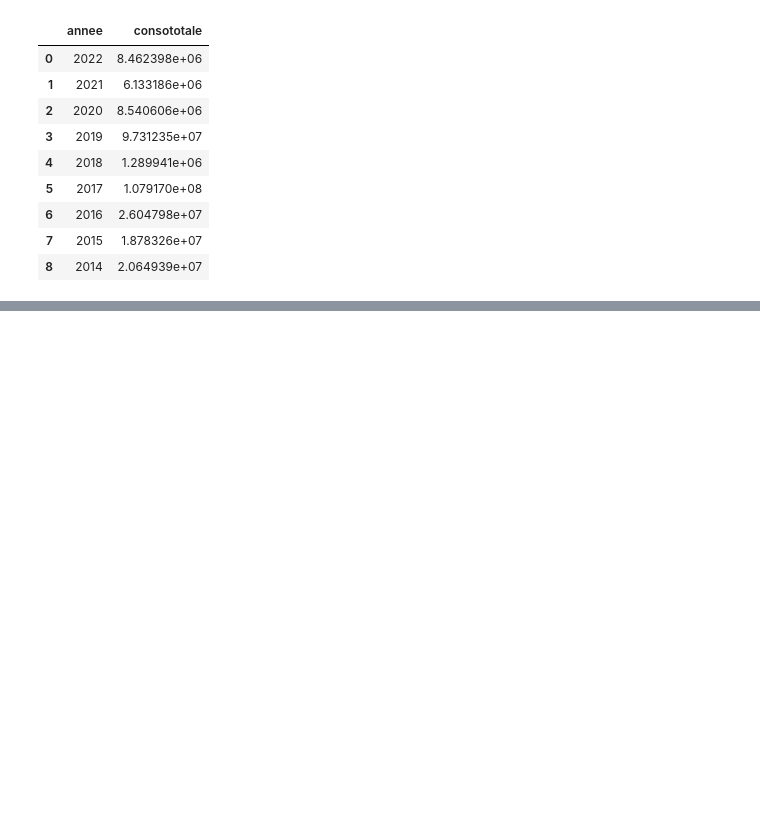
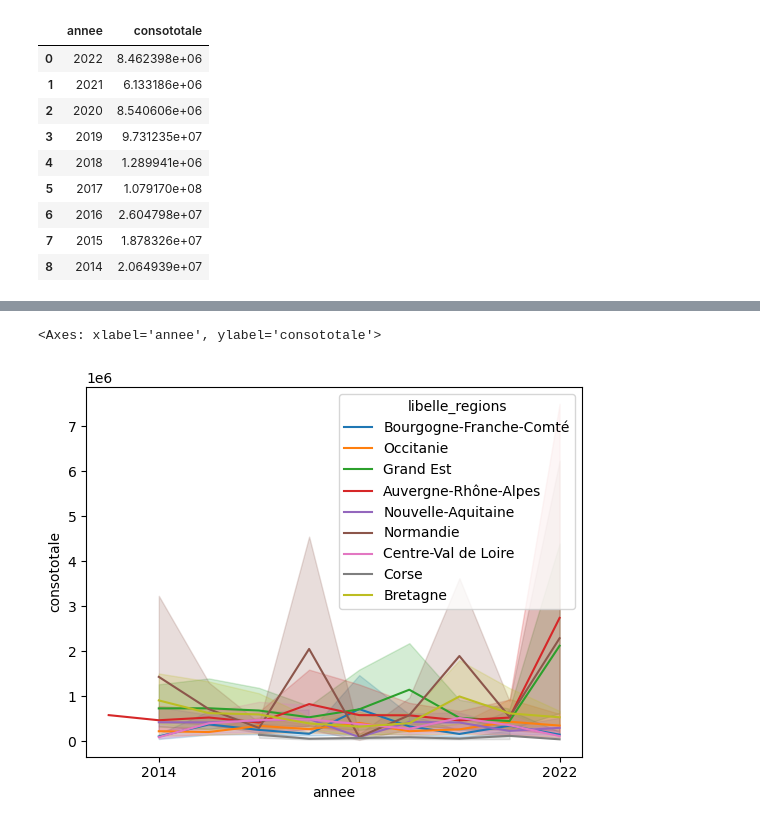
Before and after one commit to pmgzo/my_notebooks, a Jupyter notebook: EPCI.ipynb, the cells around one changed output, grey strips where cells are left out. Drawn from its saved outputs; the diff is of its cells as text; code cells hidden in the pictures; blank space fills up the shorter version.

```diff
--- a/EPCI.ipynb
+++ b/EPCI.ipynb
@@ -175,2 +227,11 @@ use_inf_as_na option is deprecated and will be removed in a future version. Conv
+# %%
+# select only the regions in france
+selected_regions = ["Auvergne-Rhône-Alpes", "Grand Est", "Occitanie", "Normandie", "Nouvelle-Aquitaine", "Centre-Val de Loire", "Corse", "Bourgogne-Franche-Comté", "Bretagne"]
+filtered_dfConsYearNRegion = dfConsYearNRegion[dfConsYearNRegion['libelle_regions'].isin(selected_regions)]
+
+sns.lineplot(data=filtered_dfConsYearNRegion, x="annee", y="consototale", hue="libelle_regions")
+# %% [output]
+<Axes: xlabel='annee', ylabel='consototale'>
+[figure, added]
 # %%
 # check if there is any missing data ?
```
Also changed, not shown: parts of 10 cells of this notebook.
